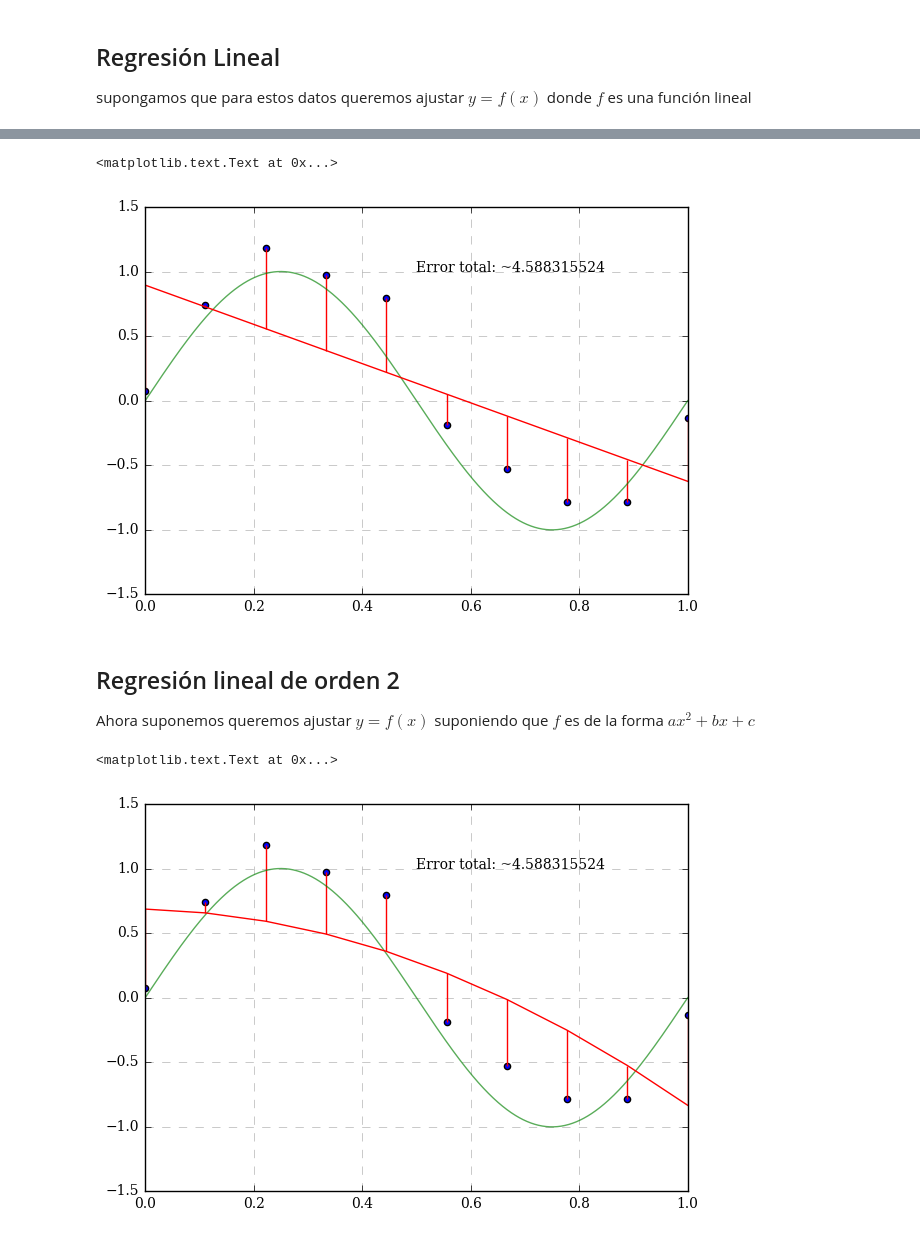
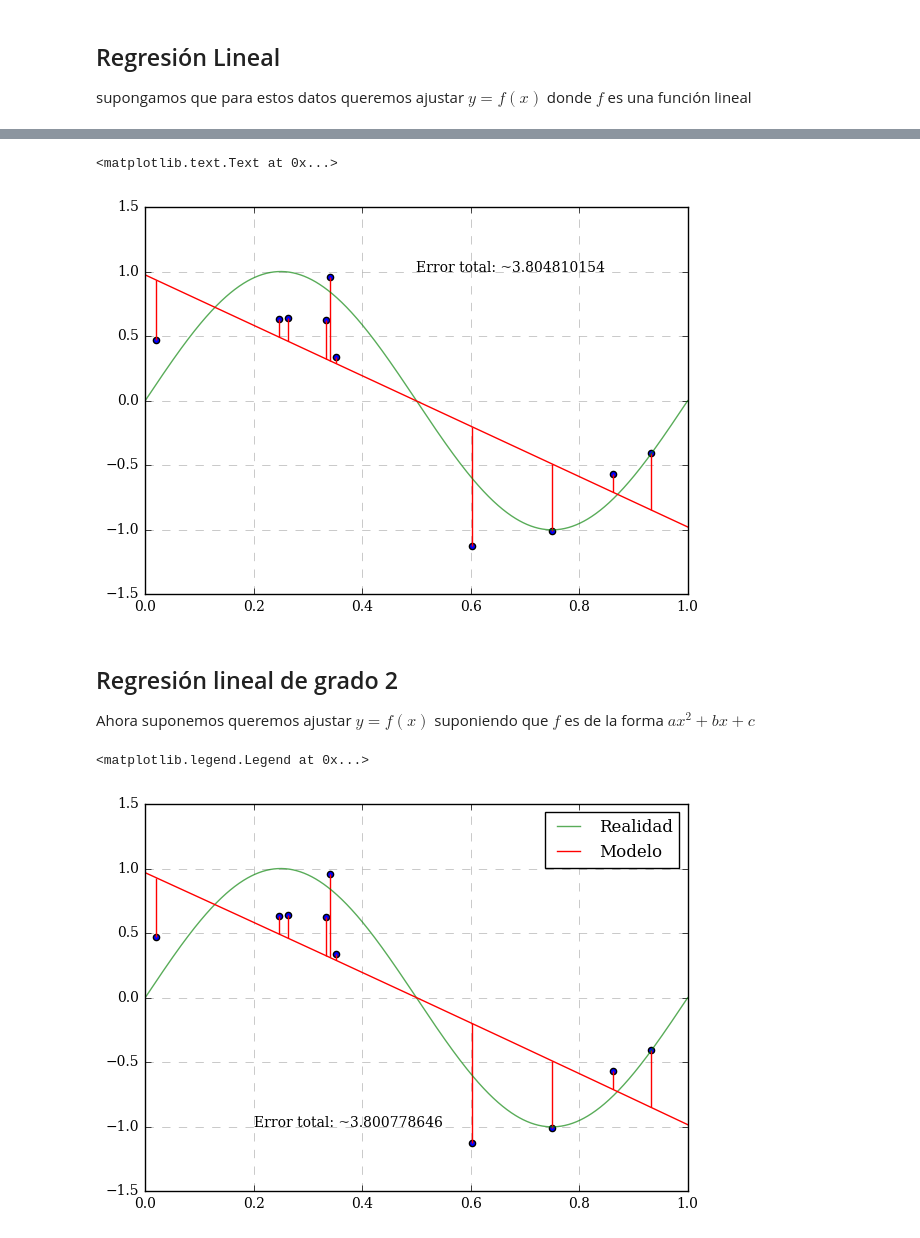
Before and after one commit to GAPM/Machine_Learning_basico, a Jupyter notebook: regresion_lineal.ipynb, the cells around one changed output, grey strips where cells are left out. Cells and saved outputs as stored; diff of their text form; code cells hidden in the pictures.

```diff
--- a/regresion_lineal.ipynb
+++ b/regresion_lineal.ipynb
@@ -22,7 +27,7 @@ ax.plot(x_, y_real, color='g', alpha=0.65)
 [<matplotlib.lines.Line2D at 0x...>]
 [figure]
 # %%
-x = np.linspace(0, 1, 10).reshape(-1,1)
+x = np.random.choice(x_[:,0], size=10, replace=False).reshape(-1,1)
 y = np.sin(2*np.pi*x) + np.random.normal(loc=0.0, scale=0.25, size=(x.shape[0],1))
 # %%
 fig = plt.figure(figsize=[7, 5])
@@ -89,7 +94,7 @@ ax.set_xlim(min(x_), max(x_))
 
 ax.plot(x_, y_real, color='g', alpha=0.65)
 ax.scatter(x, y)
-ax.plot(x, y_pred, color = 'r')
+ax.plot(x_, regressor.predict(x_), color = 'r')
 error = 0
 for x_i, y_i, y_ip, in zip(x, y, y_pred):
     error_i = y_i - y_ip
@@ -101,9 +106,9 @@ for x_i, y_i, y_ip, in zip(x, y, y_pred):
 ax.text(0.5, 1.0, 'Error total: ~{:{}.{}}'.format(error[0], 5, 10))
 # %% [output]
 <matplotlib.text.Text at 0x...>
-[figure, old version]
+[figure, new version]
 # %% [markdown]
-## Regresión lineal de orden  2
+## Regresión lineal de grado  2
 
 Ahora suponemos queremos ajustar $y=f(x)$ suponiendo que $f$ es de la forma $ax^{2}+bx + c$
 # %%
@@ -114,23 +119,24 @@ y_pred = regressor.predict(X)
 # %%
 fig = plt.figure(figsize=[7, 5])
 ax = fig.add_subplot(111)
 ax.set_axisbelow(True)
 ax.grid(linestyle='--',color='0.7')
 ax.set_xlim(min(x_), max(x_))
 
-ax.plot(x_, y_real, color='g', alpha=0.65)
+ax.plot(x_, y_real, color='g', alpha=0.65, label='Realidad')
 ax.scatter(x, y)
-ax.plot(x, y_pred, color = 'r')
+ax.plot(x_, regressor.predict(np.concatenate((x_, x_**2), axis=1)), color = 'r', label='Modelo')
 error = 0
 for x_i, y_i, y_ip, in zip(x, y, y_pred):
     error_i = y_i - y_ip
     if error < 0:
         ax.vlines(x_i, y_ip, y_i, colors='r')
     else:
         ax.vlines(x_i, y_i, y_ip, colors='r')
     error += np.abs(error_i)
-ax.text(0.5, 1.0, 'Error total: ~{:{}.{}}'.format(error[0], 5, 10))
+ax.text(0.2, -1.0, 'Error total: ~{:{}.{}}'.format(error[0], 5, 10))
+ax.legend(loc='best')
 # %% [output]
-<matplotlib.text.Text at 0x...>
+<matplotlib.legend.Legend at 0x...>
-[figure, old version]
+[figure, new version]
 # %% [markdown]
```
Also changed, not shown: parts of 26 cells of this notebook.
